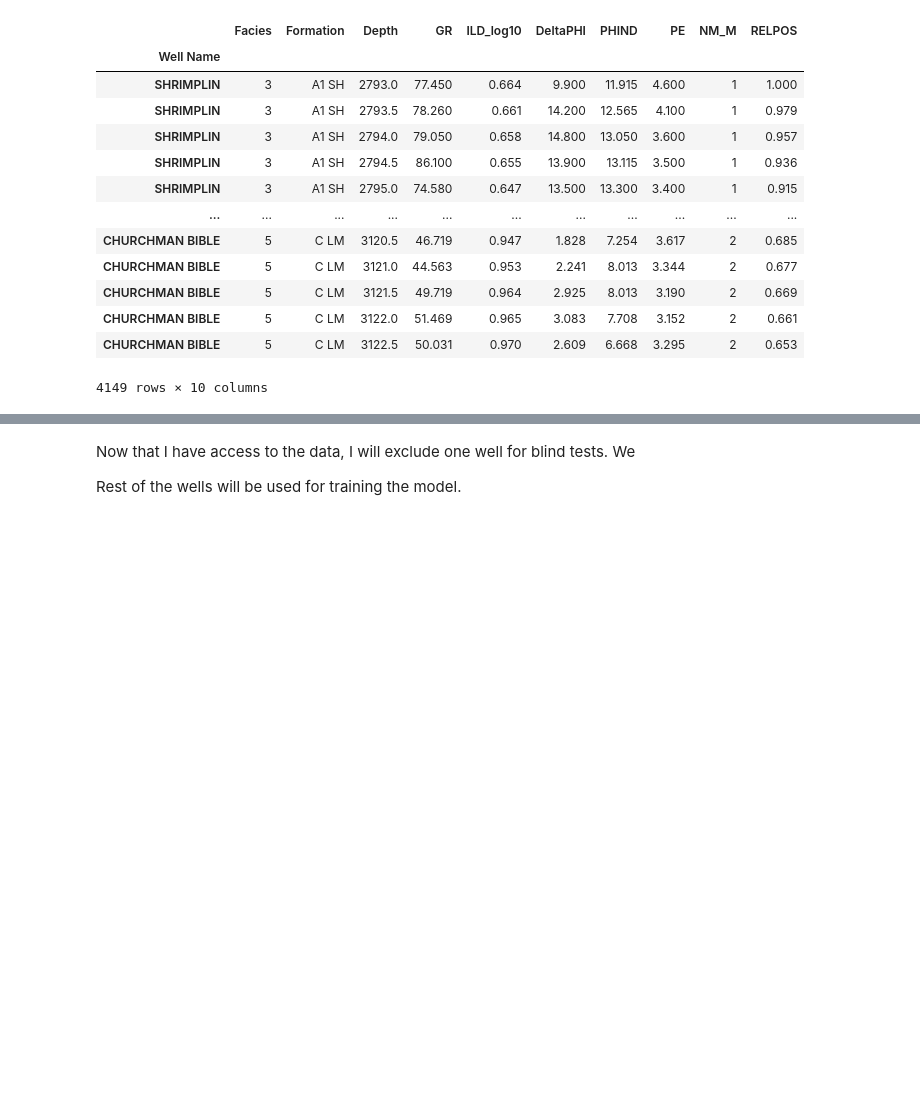
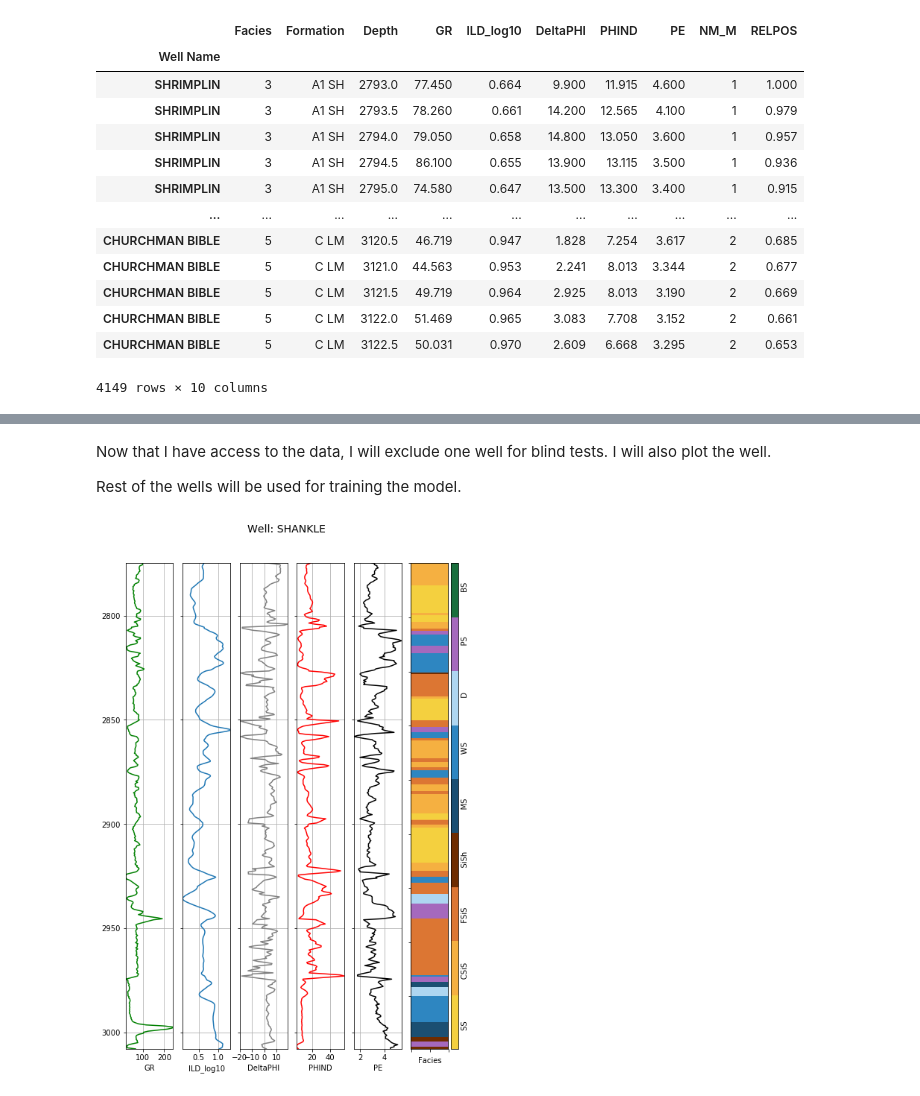
Before and after one commit to tasansal/logfacies, a Jupyter notebook: logfacies.ipynb, the cells around one changed output, grey strips where cells are left out. Cells and saved outputs as stored; diff of their text form; code cells hidden in the pictures; blank space fills up the shorter version.

```diff
--- a/logfacies.ipynb
+++ b/logfacies.ipynb
@@ -79,8 +96,11 @@ There are 10 wells in *.csv file:
 # %% [markdown]
-Now that I have access to the data, I will exclude one well for blind tests. We
+Now that I have access to the data, I will exclude one well for blind tests. I will also plot the well.
 
 Rest of the wells will be used for training the model.
 # %%
 blind_well = well_data.loc['SHANKLE']
+make_facies_log_plot(blind_well, FACIES_COLORS)
 training_data = well_data.drop('SHANKLE')
 training_wells = training_data.index.unique()
+# %% [output]
+[figure, added]
```
Also changed, not shown: parts of 6 cells of this notebook, 1 other file.
